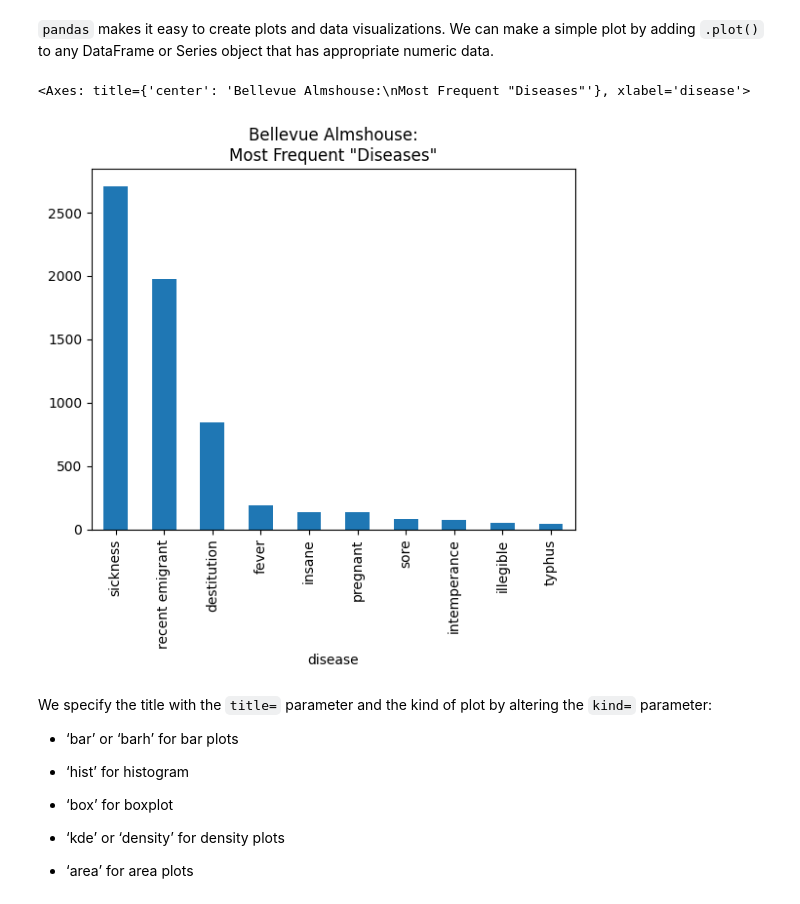
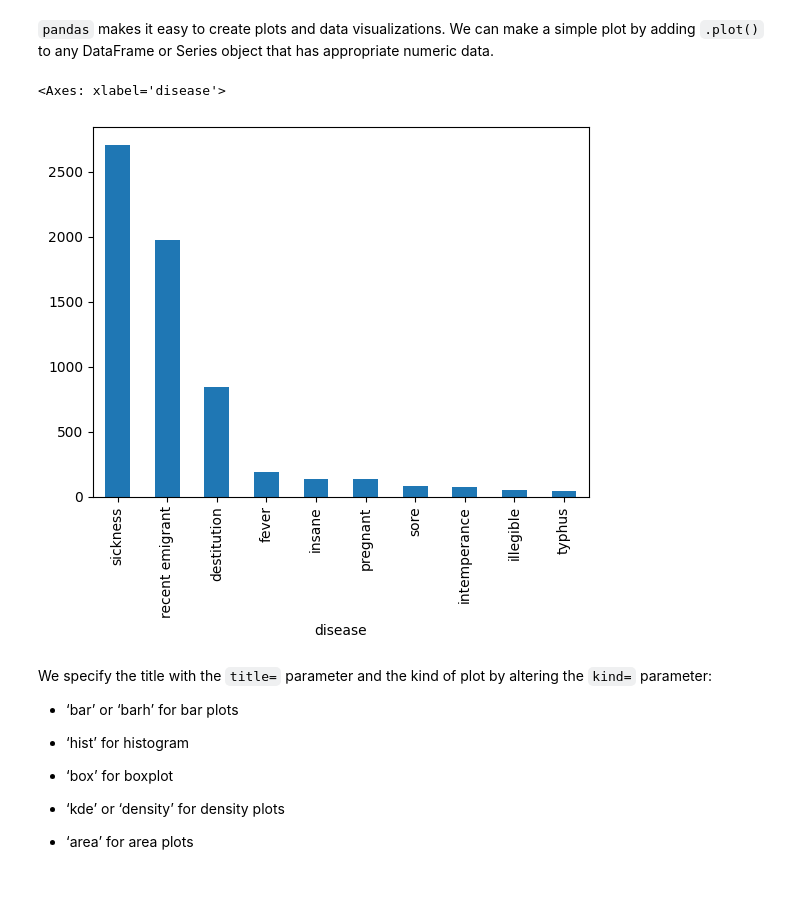
Before and after one commit to jems41/SF-2, a Jupyter notebook: class-work/week-2/pandas/01-Pandas-Basics-Part1.ipynb, the cells around one changed output. Saved outputs shown, nothing was run; the diff lists cells and outputs as text; code cells hidden in the pictures.

```diff
--- a/class-work/week-2/pandas/01-Pandas-Basics-Part1.ipynb
+++ b/class-work/week-2/pandas/01-Pandas-Basics-Part1.ipynb
@@ -63,7 +63,7 @@ pd.options.display.max_rows = 100
 # %% [markdown]
 To read in a CSV file, we will use the function `pd.read_csv()` and insert the name of our desired file path.
 # %%
-bellevue_df = pd.read_csv('bellevue_almshouse_dataset.csv', delimiter=",")
+bellevue_df = pd.read_csv('bellevue_almshouse_dataset.csv')
 # %% [markdown]
 This creates a pandas [DataFrame object](https://pandas.pydata.org/pandas-docs/stable/user_guide/dsintro.html#dataframe) — often abbreviated as **df**, e.g., **bellevue_df**. A DataFrame looks and acts a lot like a spreadsheet. But it has special powers and functions that we will discuss in the next few lessons.
 
@@ -402,10 +434,10 @@ Write your code in the code cell below.
 # %% [markdown]
 `pandas` makes it easy to create plots and data visualizations. We can make a simple plot by adding `.plot()` to any DataFrame or Series object that has appropriate numeric data.
 # %%
-bellevue_df['disease'].value_counts()[:10].plot(kind='bar', title='Bellevue Almshouse:\nMost Frequent "Diseases"')
+bellevue_df['disease'].value_counts()[:10].plot(kind='bar')
 # %% [output]
-<Axes: title={'center': 'Bellevue Almshouse:\nMost Frequent "Diseases"'}, xlabel='disease'>
+<Axes: xlabel='disease'>
-[figure, old version]
+[figure, new version]
 # %% [markdown]
  We specify the title with the `title=` parameter and the kind of plot by altering the `kind=` parameter:
 * ‘bar’ or ‘barh’ for bar plots
```
Also changed, not shown: parts of 11 cells of this notebook, 18 other files.
